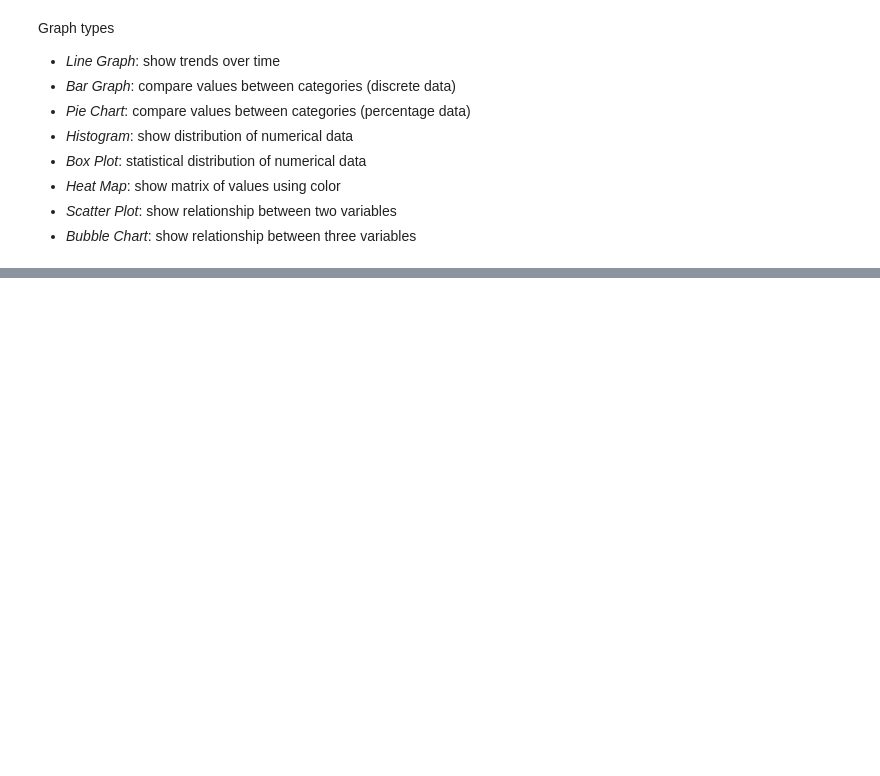
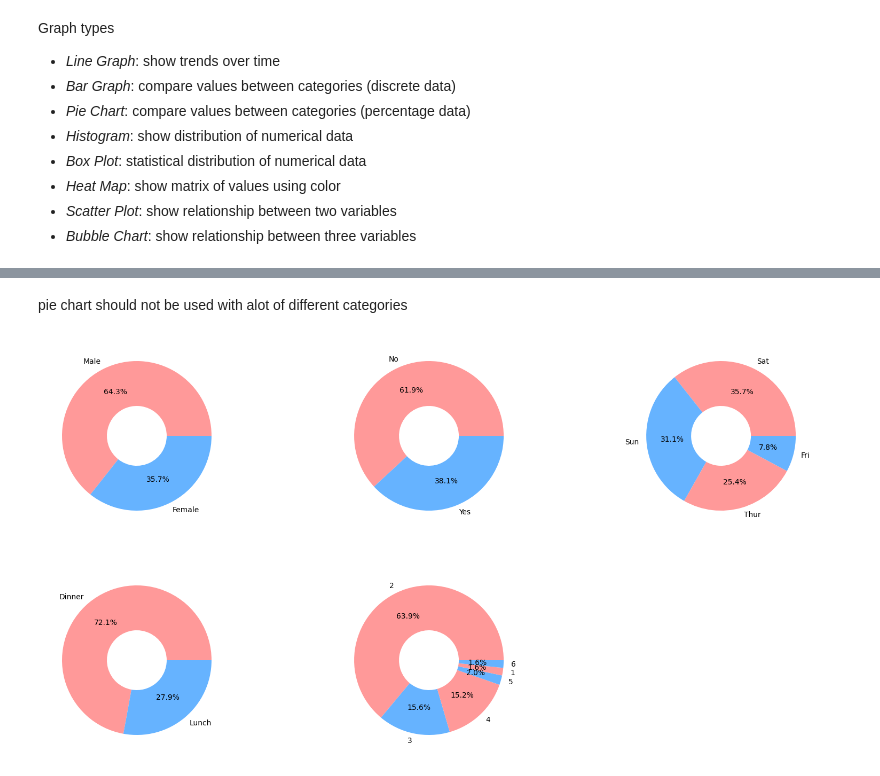
Before and after one commit to zaid-kamil/2023-JUL--PY-DS-DA-MTWF-630, a Jupyter notebook: data analysis/visualization.ipynb, the cells around one changed output, grey strips where cells are left out. Drawn from its saved outputs; the diff is of its cells as text; code cells hidden in the pictures; blank space fills up the shorter version.

```diff
--- a/data analysis/visualization.ipynb
+++ b/data analysis/visualization.ipynb
@@ -101,0 +138,43 @@ plt.stem('total_bill', data=tips)
+# %% [markdown]
+pie chart should not be used with alot of different categories
+# %%
+fig, ((ax1,ax2,ax3), (ax4,ax5,ax6)) = plt.subplots(2, 3, figsize=(20, 10))
+gender_count = tips.sex.value_counts()
+ax1.pie(gender_count.values,
+        labels=gender_count.index,
+        autopct='%.1f%%',
+        wedgeprops={'width':.6},
+        pctdistance=.65,
+        colors=['#ff9999','#66b3ff'])
+smoker_count = tips.smoker.value_counts()
+ax2.pie(smoker_count.values,
+        labels=smoker_count.index,
+        autopct='%.1f%%',
+        wedgeprops={'width':.6},
+        pctdistance=.65,
+        colors=['#ff9999','#66b3ff'])
+day_count = tips.day.value_counts()
+ax3.pie(day_count.values,
+        labels=day_count.index,
+        autopct='%.1f%%',
+        wedgeprops={'width':.6},
+        pctdistance=.65,
+        colors=['#ff9999','#66b3ff'])
+time_count = tips.time.value_counts()
+ax4.pie(time_count.values,
+        labels=time_count.index,
+        autopct='%.1f%%',
+        wedgeprops={'width':.6},
+        pctdistance=.65,
+        colors=['#ff9999','#66b3ff'])
+size_count = tips['size'].value_counts()
+ax5.pie(size_count.values,
+        labels=size_count.index,
+        autopct='%.1f%%',
+        wedgeprops={'width':.6},
+        pctdistance=.65,
+        colors=['#ff9999','#66b3ff'])
+ax6.axis('off')
+plt.show()
+# %% [output]
+[figure, added]
```
Also changed, not shown: parts of 7 cells of this notebook.
